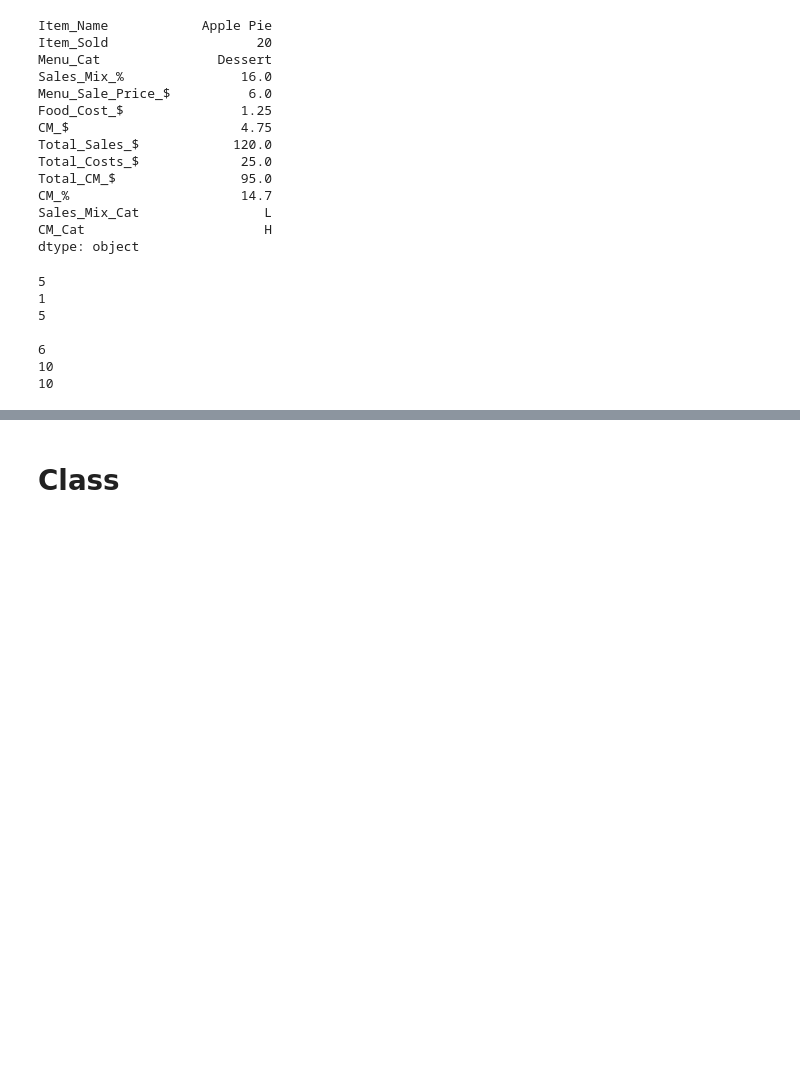
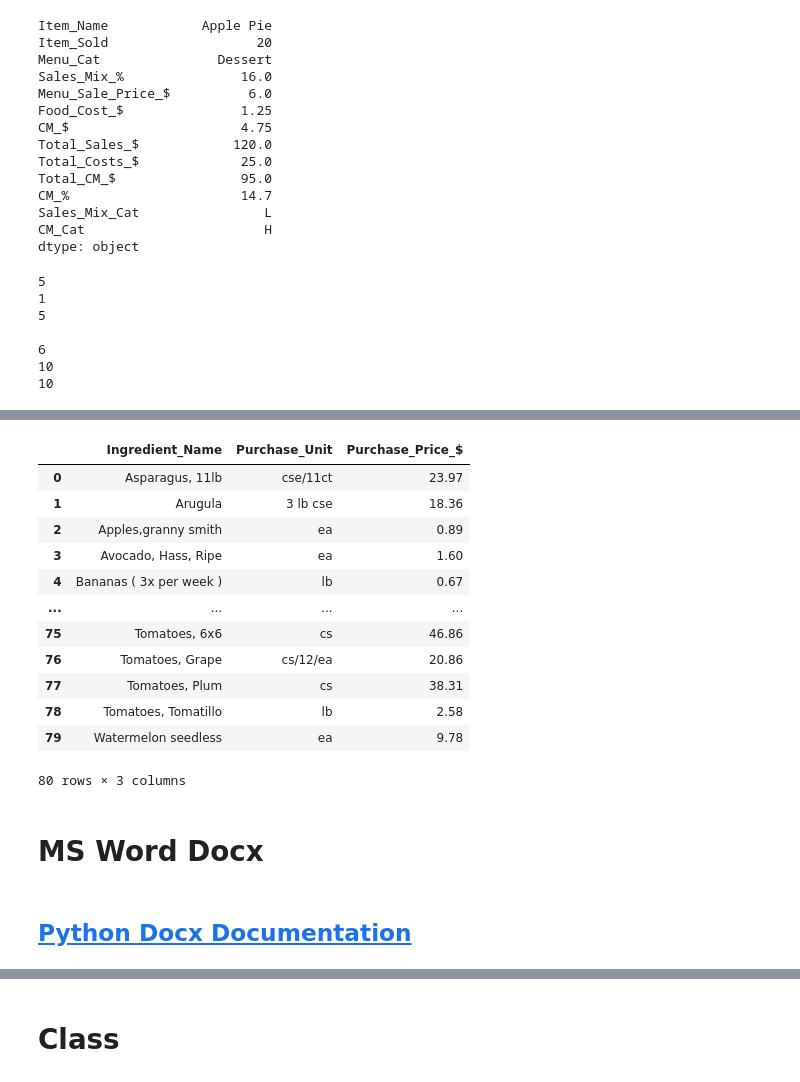
Before and after one commit to salsal3/easy-as-py, a Jupyter notebook: tests.ipynb, the cells around one changed output, grey strips where cells are left out. Saved outputs shown, nothing was run; the diff lists cells and outputs as text; code cells hidden in the pictures; blank space fills up the shorter version.

```diff
--- a/tests.ipynb
+++ b/tests.ipynb
@@ -690,7 +695,7 @@ scope = [
 ]
 
 # Account credentials
-creds = ServiceAccountCredentials.from_json_keyfile_name('easy-as-py-service-account.json')
+creds = ServiceAccountCredentials.from_json_keyfile_name('tokens/easy-as-py-service-account.json')
 
 # Authorize clientsheet
 client = gspread.authorize(creds)
@@ -746,9 +756,9 @@ def open_spreadsheet(title):
     return client.open(title)
 
 # Nested function to get specific sheet (tab) from spreadsheet instance
-def open_sheet(title, tab_index):
+def open_sheet(title, tab_num):
     sheet = open_spreadsheet(title)
-    return sheet.get_worksheet(tab_index)
+    return sheet.get_worksheet(tab_num)
 
 # Use `for loop` to convert letters to numbers
 def letter_to_num(column):
@@ -757,14 +767,22 @@ def letter_to_num(column):
 print(letter_to_num('A'))
 print(letter_to_num('a'))
 
-def get_all_records(sheet):
-    data = {sheet}.get_all_records()
-    return data
-
 # Function to get specific cell
 def get_cell(sheet, column, row):
     col = letter_to_num(column)
     return sheet.cell(col=col,row=row)
+
+# Get records data
+def get_records(sheet):
+    records = sheet.get_all_records()
+    return records
+
+# Get menu engineering
+def get_df(title, tab_num):
+    sheet = open_sheet(title, tab_num)
+    records = sheet.get_all_records()
+    df = pd.DataFrame.from_dict(records)
+    return df
 # %% [output]
 1
 1
@@ -903,3 +970,33 @@ print(y)
+# %%
+# Create df for 'Order Sheet' with select columns
+df = get_df('Order Sheet', 0)[['Item','Order Unit','Best Price']]
+
+# Keep rows where the 'Best Price' IS NOT equal to 0
+df = df[df['Best Price'] != 0]
+order_sheet_df = df.rename(columns={
+    'Item':'Ingredient_Name',
+    'Order Unit':'Purchase_Unit',
+    'Best Price':'Purchase_Price_$'
+})
+order_sheet_df
+# %% [output]
+|  | Ingredient_Name | Purchase_Unit | Purchase_Price_$ |
+| 0 | Asparagus, 11lb | cse/11ct | 23.97 |
+| 1 | Arugula | 3 lb cse | 18.36 |
+| 2 | Apples,granny smith | ea | 0.89 |
+| 3 | Avocado, Hass, Ripe | ea | 1.60 |
+| 4 | Bananas ( 3x per week ) | lb | 0.67 |
+| ... | ... | ... | ... |
+| 75 | Tomatoes, 6x6 | cs | 46.86 |
+| 76 | Tomatoes, Grape | cs/12/ea | 20.86 |
+| 77 | Tomatoes, Plum | cs | 38.31 |
+| 78 | Tomatoes, Tomatillo | lb | 2.58 |
+| 79 | Watermelon seedless | ea | 9.78 |
+80 rows × 3 columns
+# %% [markdown]
+# MS Word Docx
+# %% [markdown]
+## [Python Docx Documentation](https://python-docx.readthedocs.io/en/latest/api/document.html)
 # %%
 # ## Endpoints
 # docs_service = build('docs', 'v1', credentials=creds)
```
Also changed, not shown: parts of 41 cells of this notebook, 13 other files.
